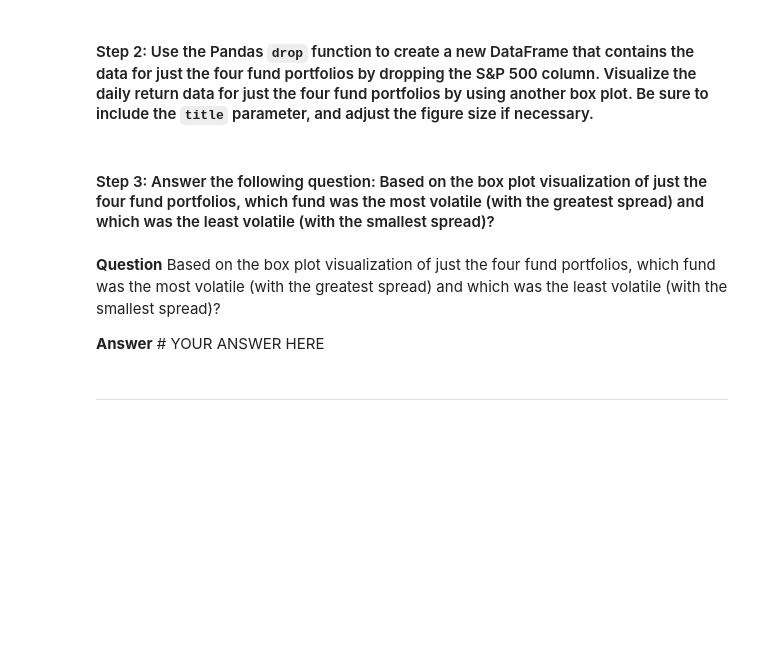
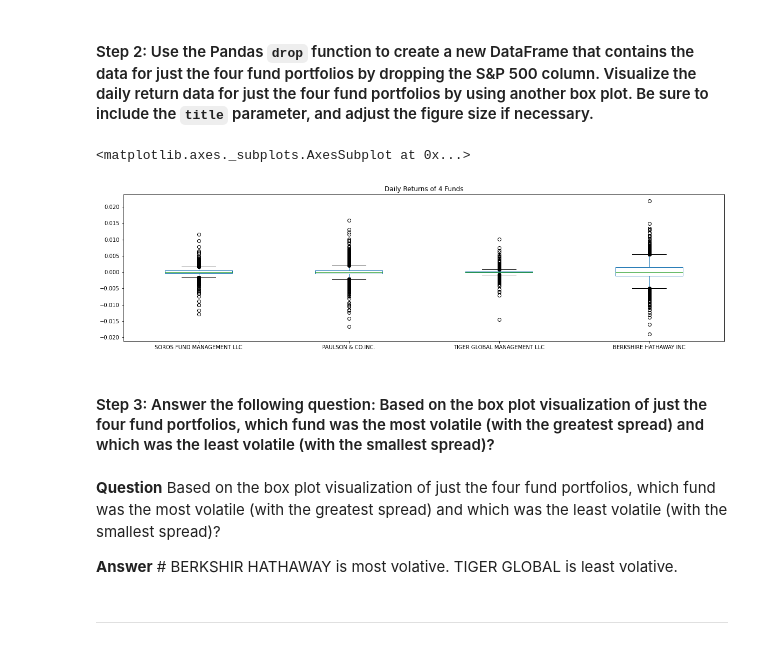
Before and after one commit to AnilVinnakota/assignment4, a Jupyter notebook: risk_return_analysis.ipynb, the cells around one changed output. Drawn from its saved outputs; the diff is of its cells as text; code cells hidden in the pictures; blank space fills up the shorter version.

```diff
--- a/risk_return_analysis.ipynb
+++ b/risk_return_analysis.ipynb
@@ -208,14 +212,19 @@ Analyze the volatility of each of the four fund portfolios and of the S&P 500 In
 # %%
 # Create a new DataFrame containing only the 4 fund portfolios by dropping the S&P 500 column from the DataFrame
 # Create box plots to reflect the return data for only the 4 fund portfolios
 # Include a title parameter and adjust the figure size
 # YOUR CODE HERE
+d = daily_returns.drop(columns='S&P 500')
+d.plot(kind="box", figsize=(20,5), title="Daily Returns of 4 Funds")
+# %% [output]
+<matplotlib.axes._subplots.AxesSubplot at 0x...>
+[figure, added]
 # %% [markdown]
 #### Step 3: Answer the following question: Based on the box plot visualization of just the four fund portfolios, which fund was the most volatile (with the greatest spread) and which was the least volatile (with the smallest spread)?
 # %% [markdown]
 **Question** Based on the box plot visualization of just the four fund portfolios, which fund was the most volatile (with the greatest spread) and which was the least volatile (with the smallest spread)?
 
-**Answer** # YOUR ANSWER HERE
+**Answer** # BERKSHIR HATHAWAY is most volative. TIGER GLOBAL is least volative.
 # %% [markdown]
 ---
 # %% [markdown]
```
Also changed, not shown: parts of 1 cell of this notebook.
